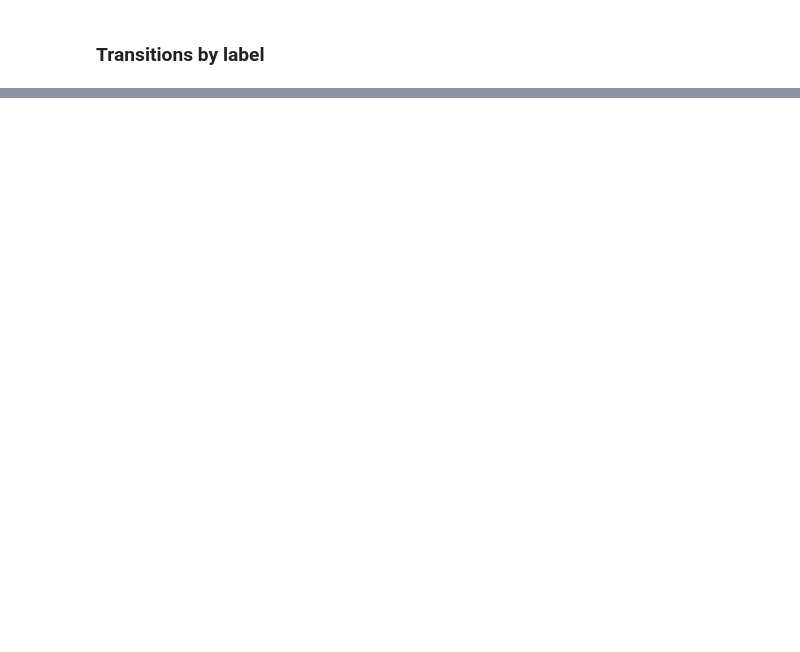
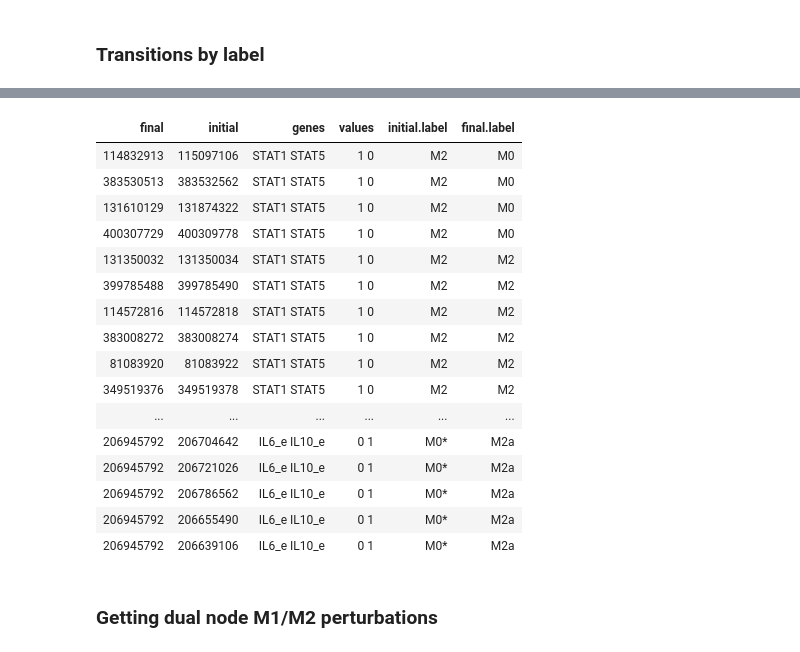
Before and after one commit to Laboratorio-de-Biologia-Computacional/Macrophage_Differentiation, a Jupyter notebook: MP_network.ipynb, the cells around one changed output, grey strips where cells are left out. Saved outputs shown, nothing was run; the diff lists cells and outputs as text; code cells hidden in the pictures; blank space fills up the shorter version.

```diff
--- a/MP_network.ipynb
+++ b/MP_network.ipynb
@@ -475,0 +514,53 @@ nrow(cfm[cfm$initial=='M2' & cfm$final=='M1',])
+# %%
+file.dual.perturbations <- "data/MP_cfm_double.csv"
+if (!file.exists(file.dual.perturbations)) {
+  ## Getting all possible attractors of wild type network
+  labels$state <- as.numeric(labels$state)
+  selected.genes <- net$genes
+  ## Constructing all dual mutants combinations
+  combinations <- t(combn(selected.genes, 2))
+  dual.perturbations <- data.table()
+  ## Applying each dual mutant combination to each wild type attractor
+  for (n.comb in 1:nrow(combinations)){
+    target.genes <- combinations[n.comb,]
+    print(n.comb)
+    for (target.state in labels$state){
+      dual.state <- perturbState(net = net, state = target.state, genes = target.genes,
+                                 result = "trajectory")
+      initial.state <- bin2intState(dual.state[1,])
+      final.state <- bin2intState(dual.state[nrow(dual.state),])
+      bitflip <- int2binState(initial.state, node.names = net$genes)[target.genes]
+      bitflip <- as.integer(!bitflip)
+      dual.perturbations <- rbind(dual.perturbations,
+                                  data.table(final = final.state, initial = initial.state, genes = paste0(target.genes, collapse = " "),
+                                             values = paste0(bitflip, collapse = " "),
+                                             initial.label = labels[state == initial.state, label],
+                                             final.label = labels[state == final.state, label]))
+      }
+    }
+  fwrite(x = dual.perturbations, file = file.dual.perturbations)
+} else {
+  dual.perturbations <- fread(file.dual.perturbations)
+  }
+# %%
+dual.perturbations
+# %% [output]
+| final | initial | genes | values | initial.label | final.label |
+| 114832913 | 115097106 | STAT1 STAT5 | 1 0 | M2 | M0 |
+| 383530513 | 383532562 | STAT1 STAT5 | 1 0 | M2 | M0 |
+| 131610129 | 131874322 | STAT1 STAT5 | 1 0 | M2 | M0 |
+| 400307729 | 400309778 | STAT1 STAT5 | 1 0 | M2 | M0 |
+| 131350032 | 131350034 | STAT1 STAT5 | 1 0 | M2 | M2 |
+| 399785488 | 399785490 | STAT1 STAT5 | 1 0 | M2 | M2 |
+| 114572816 | 114572818 | STAT1 STAT5 | 1 0 | M2 | M2 |
+| 383008272 | 383008274 | STAT1 STAT5 | 1 0 | M2 | M2 |
+| 81083920 | 81083922 | STAT1 STAT5 | 1 0 | M2 | M2 |
+| 349519376 | 349519378 | STAT1 STAT5 | 1 0 | M2 | M2 |
+| ... | ... | ... | ... | ... | ... |
+| 206945792 | 206704642 | IL6_e IL10_e | 0 1 | M0* | M2a |
+| 206945792 | 206721026 | IL6_e IL10_e | 0 1 | M0* | M2a |
+| 206945792 | 206786562 | IL6_e IL10_e | 0 1 | M0* | M2a |
+| 206945792 | 206655490 | IL6_e IL10_e | 0 1 | M0* | M2a |
+| 206945792 | 206639106 | IL6_e IL10_e | 0 1 | M0* | M2a |
+# %% [markdown]
+### Getting dual node M1/M2 perturbations
```
Also changed, not shown: parts of 18 cells of this notebook, 9 other files.
